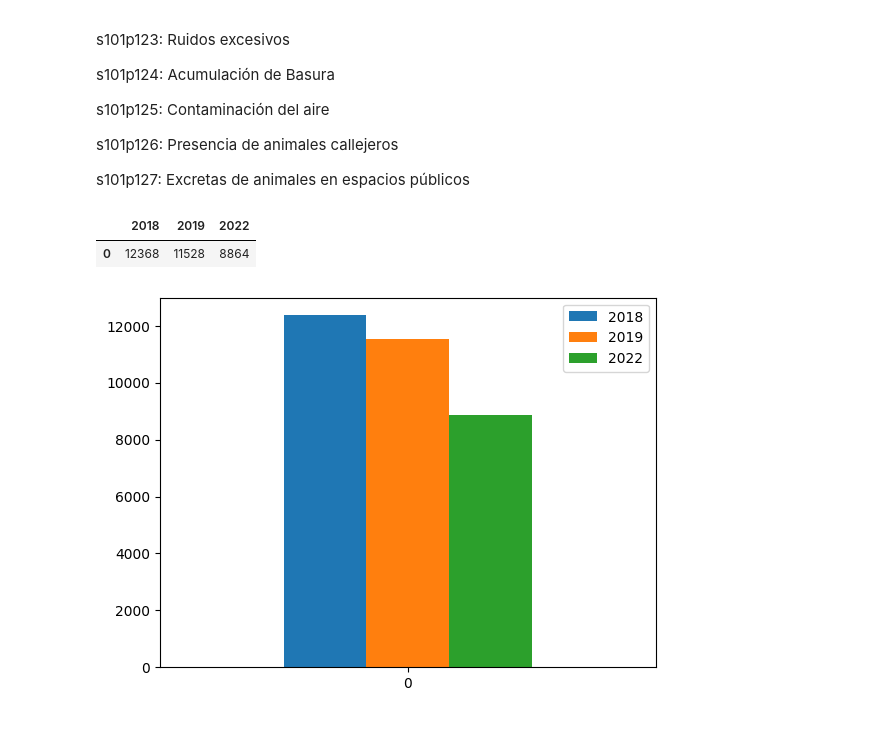
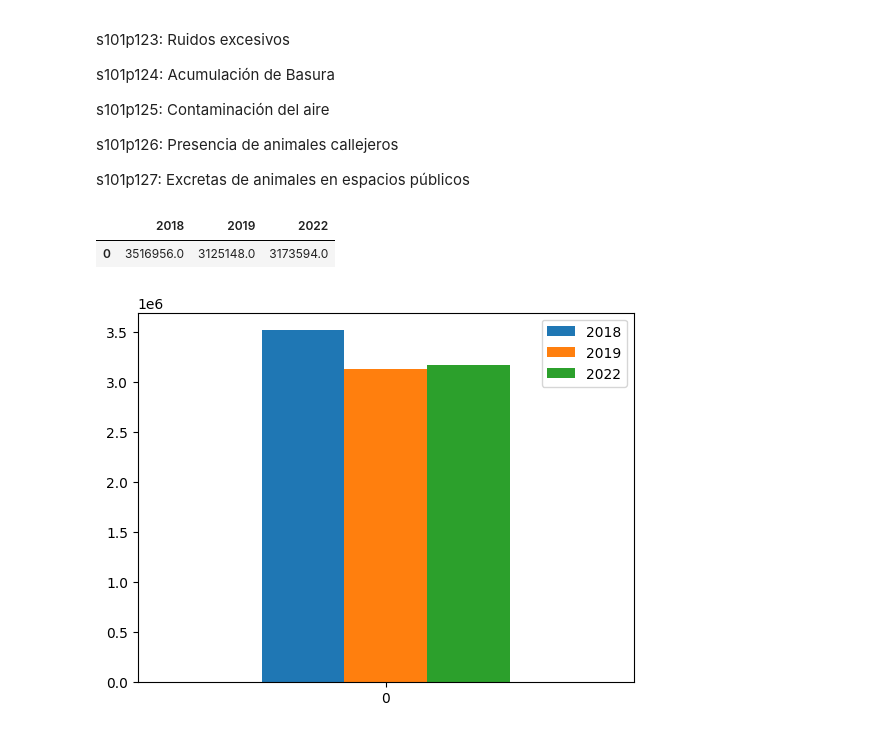
Before and after one commit to pedroaal/ambiental, a Jupyter notebook: main.ipynb, the cells around one changed output. Drawn from its saved outputs; the diff is of its cells as text; code cells hidden in the pictures.

Commit message:
added fexp4 fnished graphs

```diff
--- a/main.ipynb
+++ b/main.ipynb
@@ -124,22 +124,22 @@ envs_cols = ['s101p121', 's101p122', 's101p123', 's101p124', 's101p125', 's101p1
 # %%
 res = {
   2018: [],
   2019: [],
   2022: []
 }
 
 for year in years:
   db = dbs[year]
-  db.loc[(db['s101p121'] == '1') | (db['s101p122'] == '1') | (db['s101p123'] == '1') | (db['s101p124'] == '1') | (db['s101p125'] == '1') | (db['s101p126'] == '1')]
-  res[year] = [len(db)]
+  db = db.loc[(db['s101p121'] == '1') | (db['s101p122'] == '1') | (db['s101p123'] == '1') | (db['s101p124'] == '1') | (db['s101p125'] == '1') | (db['s101p126'] == '1')]
+  res[year] = [db['fexp4'].sum().round(0)]
 
 res = pd.DataFrame(res)
 ax = res.plot.bar(rot=0)
 res
 # %% [output]
 |  | 2018 | 2019 | 2022 |
-| 0 | 12368 | 11528 | 8864 |
+| 0 | 3516956.0 | 3125148.0 | 3173594.0 |
-[figure, old version]
+[figure, new version]
 # %%
 res = {
   2018: [],
```
Also changed, not shown: parts of 3 cells of this notebook, 1 other file.
